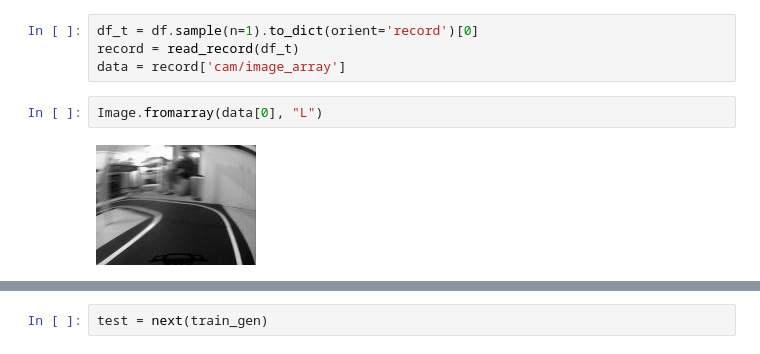
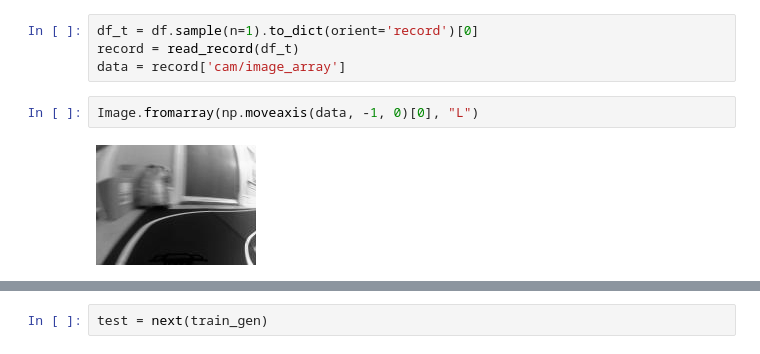
Before and after one commit to Muosvr/mycar, a Jupyter notebook: Donkeycar_Keras-GrayScale.ipynb, the cells around one changed output, grey strips where cells are left out. Cells and saved outputs as stored; diff of their text form.

Commit message:
image cropping, speed up

```diff
--- a/Donkeycar_Keras-GrayScale.ipynb
+++ b/Donkeycar_Keras-GrayScale.ipynb
@@ -357,9 +357,9 @@ df_t = df.sample(n=1).to_dict(orient='record')[0]
 record = read_record(df_t)
 data = record['cam/image_array']
 # %%
-Image.fromarray(data[0], "L")
+Image.fromarray(np.moveaxis(data, -1, 0)[0], "L")
 # %% [output]
-[figure, old version]
+[figure, new version]
 # %%
 data.shape
 # %% [output]
```
Also changed, not shown: parts of 4 cells of this notebook, 3 other files.
